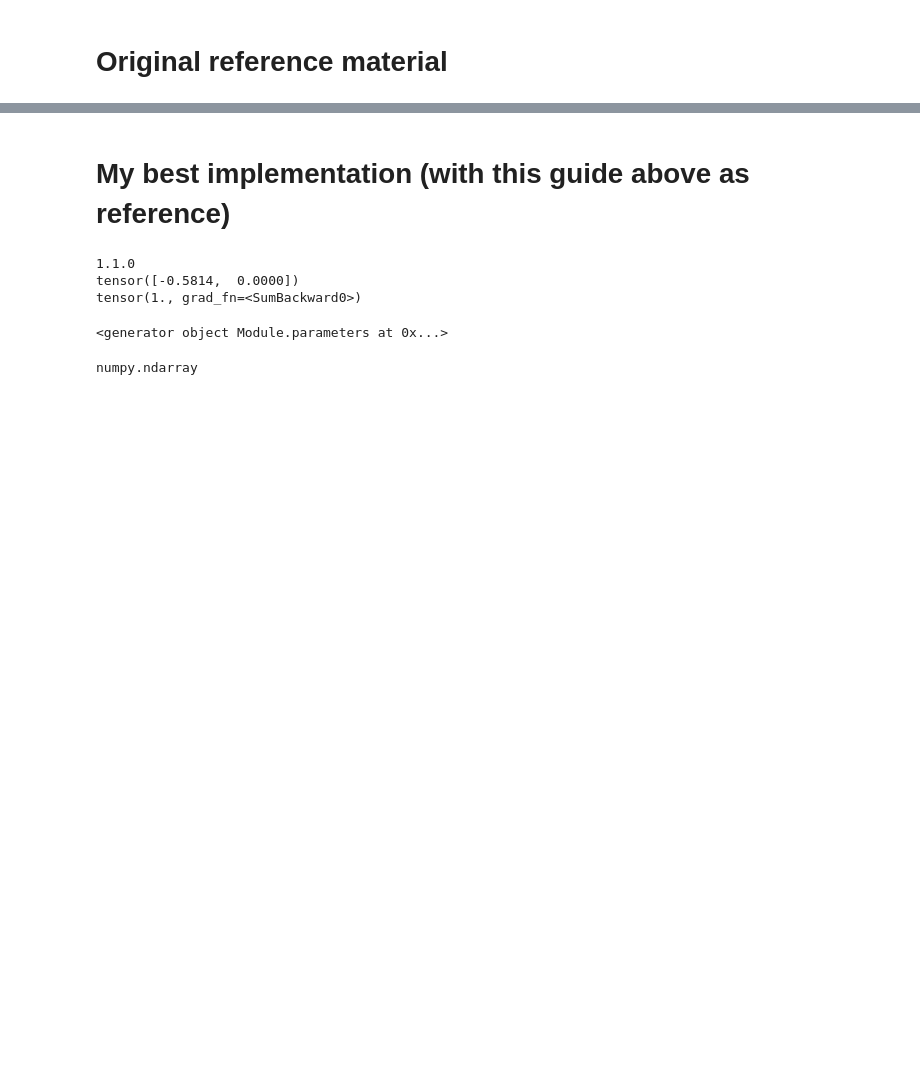
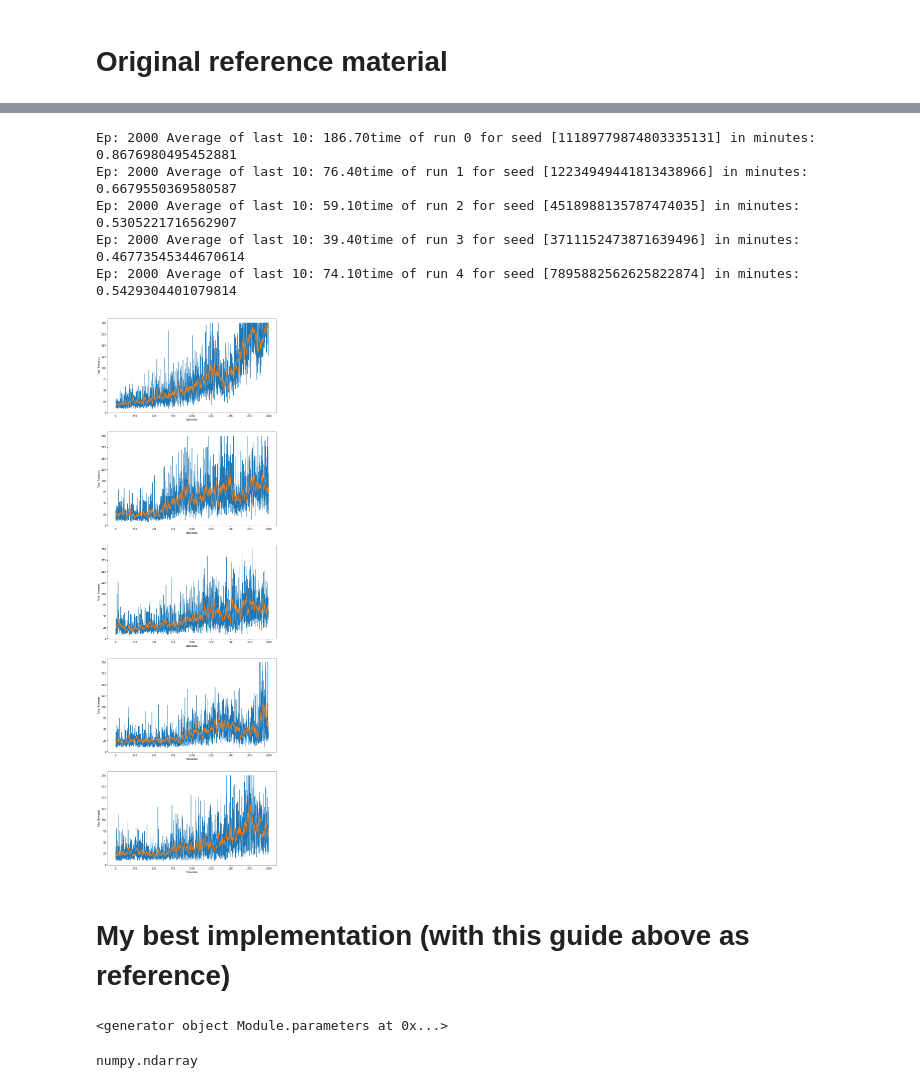
Before and after one commit to migunasekera/Reinforcement_Learning_QL, a Jupyter notebook: reinforce.ipynb, the cells around one changed output, grey strips where cells are left out. Cells and saved outputs as stored; diff of their text form; code cells hidden in the pictures; blank space fills up the shorter version.

Commit message:
working REINFORCE built from scratch that converges with CartPole. Next step is adding a baseline

```diff
--- a/reinforce.ipynb
+++ b/reinforce.ipynb
@@ -68,7 +72,7 @@ def reinforce(env, policy_estimator, num_episodes=2000,
 
     action_space = np.arange(env.action_space.n)
     for ep in range(num_episodes):
-        s_0 = env.reset().unsqueeze(0)
+        s_0 = env.reset()
         states = []
         rewards = []
         actions = []
@@ -152,84 +156,47 @@ import time
 # pe = policy_estimator(env)
 
 
 fig, axs = plt.subplots(5,1, figsize = (12,40))
 for run in range(5):
     # Create a new environment instance (seed is different at each run)
-    env = gym.make("MountainCar-v0")
-    env._max_episode_steps = 1000
+#     env = gym.make("MountainCar-v0")
+#     env._max_episode_steps = 1000
+    env = gym.make('CartPole-v0')
     seed = env.seed()
     pe = policy_estimator(env)
 
 
     start = time.time()
     rewards = reinforce(env, pe)
 
     end = time.time()
     print(f'time of run {run} for seed {seed} in minutes: {(end-start) / 60.}')
     window = 10
     smoothed_rewards = [np.mean(rewards[i-window:i+1]) if i > window
                         else np.mean(rewards[:i+1]) for i in range(len(rewards))]
 
     axs[run].plot(rewards)
     axs[run].plot(smoothed_rewards)
     axs[run].set_ylabel('Total Rewards')
     axs[run].set_xlabel('Episodes')
 
 #     plt.figure(figsize=(12,8))
 #     plt.plot(rewards)
 #     plt.plot(smoothed_rewards)
 #     plt.ylabel('Total Rewards')
 #     plt.xlabel('Episodes')
 plt.show()
+# %% [output]
+Ep: 2000 Average of last 10: 186.70time of run 0 for seed [11189779874803335131] in minutes: 0.8676980495452881
+Ep: 2000 Average of last 10: 76.40time of run 1 for seed [12234949441813438966] in minutes: 0.6679550369580587
+Ep: 2000 Average of last 10: 59.10time of run 2 for seed [4518988135787474035] in minutes: 0.5305221716562907
+Ep: 2000 Average of last 10: 39.40time of run 3 for seed [3711152473871639496] in minutes: 0.46773545344670614
+Ep: 2000 Average of last 10: 74.10time of run 4 for seed [7895882562625822874] in minutes: 0.5429304401079814
+[figure, added]
 # %%
 fig.savefig("policygradient_mountainCar-1.png")
 # %% [markdown]
 # My best implementation (with this guide above as reference)
-# %%
-import numpy as np
-import torch.nn.functional as F
-from torch import nn
-from torch import optim
-import torch
-print(torch.__version__)
-import gym
-from evaluation import evaluate
-# For sanity, have set the seed on all possible variables
-
-
-
-
-
-# Input differentiable policy parameterization & Step size
-STEP_SIZE = 0.01
-
-
-class PolicyEstimator(nn.Module):
-    def __init__(self, env):
-        super(PolicyEstimator,self).__init__()
-
-        self.n_input = env.observation_space.shape[0]
-        self.n_output = env.action_space.n
-        self.fc1 = nn.Linear(self.n_input, 16)
-        self.fc2 = nn.Linear(16, self.n_output)
-
-    def forward(self, x):
-        x = F.relu(self.fc1(x))
-        x = F.softmax(self.fc2(x), dim = -1)
-        return x
-
-
-# Test of output
-env = gym.make("MountainCar-v0")
-
-state = torch.tensor(env.reset()).float()
-print(state)
-pe = PolicyEstimator(env)
-print(pe(state).sum()) # Softmax that should add up to 1
-# %% [output]
-1.1.0
-tensor([-0.5814,  0.0000])
-tensor(1., grad_fn=<SumBackward0>)
 # %%
 # Initialize Policy parameter theta (e.g. to 0 vector) -- currently I am going with assumption that they are already initialized
 # help(pe.zero_grad) # This is also something that I didn't do. This could be important (to prevent building up of gradients)
```
Also changed, not shown: parts of 14 cells of this notebook.
